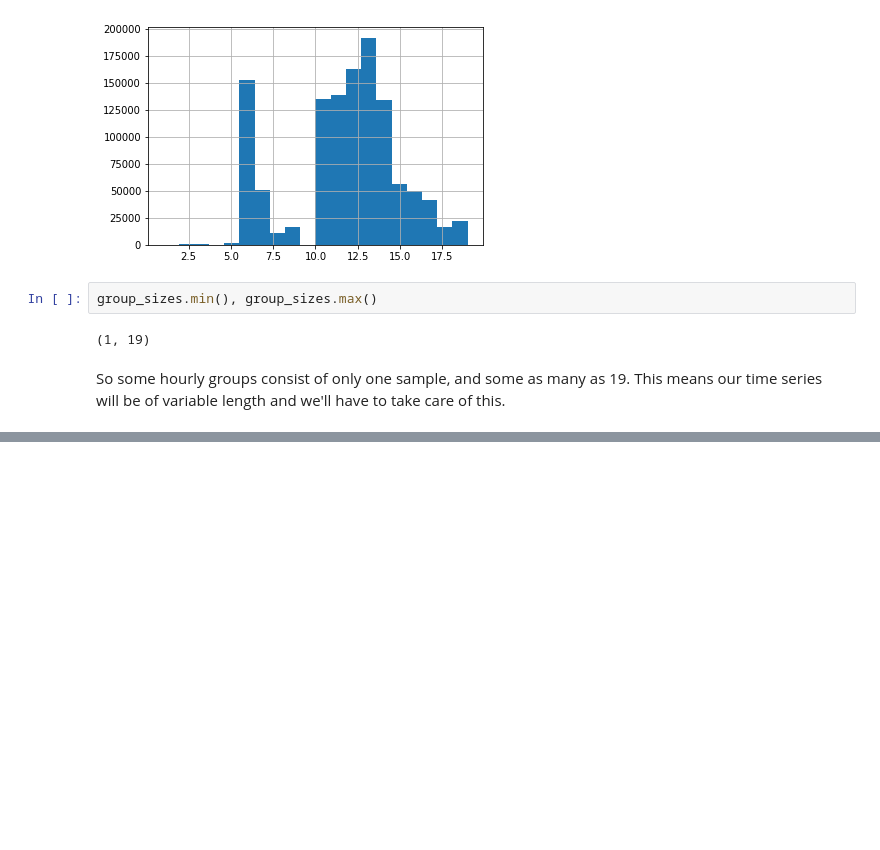
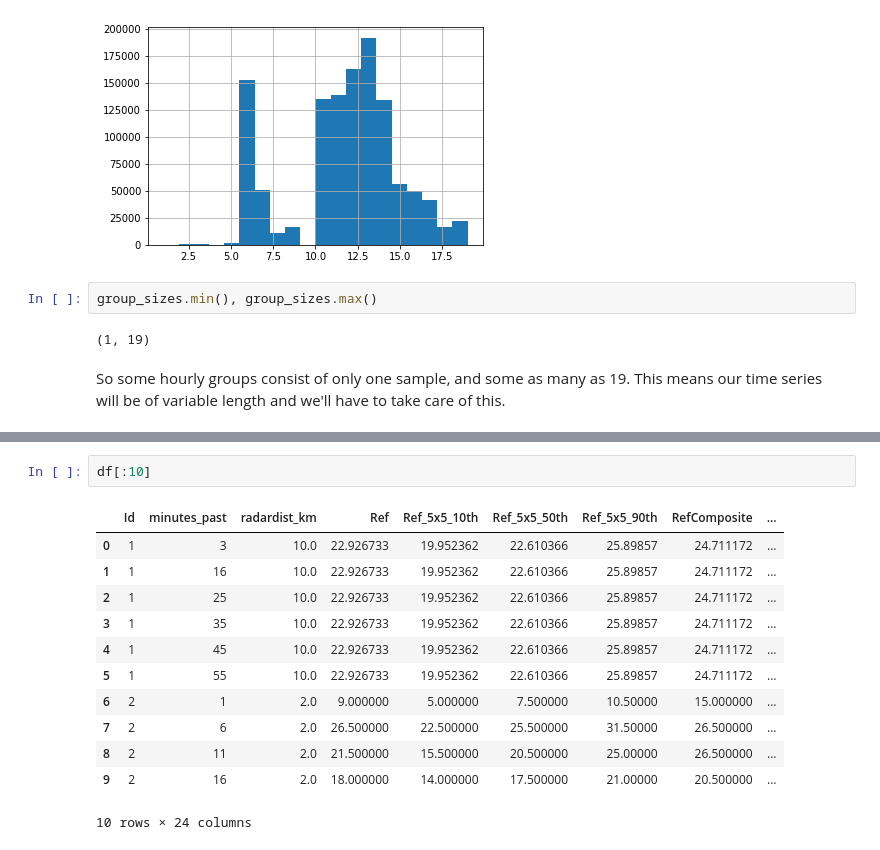
Before and after one commit to haerfest/handson-ml, a Jupyter notebook: Kaggle - How Much Did It Rain II/Kaggle - How Much Did It Rain II.ipynb, the cells around one changed output, grey strips where cells are left out. Drawn from its saved outputs; the diff is of its cells as text; blank space fills up the shorter version.

```diff
--- a/Kaggle - How Much Did It Rain II/Kaggle - How Much Did It Rain II.ipynb
+++ b/Kaggle - How Much Did It Rain II/Kaggle - How Much Did It Rain II.ipynb
@@ -240,0 +442,15 @@ So some hourly groups consist of only one sample, and some as many as 19. This m
+# %%
+df[:10]
+# %% [output]
+|  | Id | minutes_past | radardist_km | Ref | Ref_5x5_10th | Ref_5x5_50th | Ref_5x5_90th | RefComposite | ... |
+| 0 | 1 | 3 | 10.0 | 22.926733 | 19.952362 | 22.610366 | 25.89857 | 24.711172 | ... |
+| 1 | 1 | 16 | 10.0 | 22.926733 | 19.952362 | 22.610366 | 25.89857 | 24.711172 | ... |
+| 2 | 1 | 25 | 10.0 | 22.926733 | 19.952362 | 22.610366 | 25.89857 | 24.711172 | ... |
+| 3 | 1 | 35 | 10.0 | 22.926733 | 19.952362 | 22.610366 | 25.89857 | 24.711172 | ... |
+| 4 | 1 | 45 | 10.0 | 22.926733 | 19.952362 | 22.610366 | 25.89857 | 24.711172 | ... |
+| 5 | 1 | 55 | 10.0 | 22.926733 | 19.952362 | 22.610366 | 25.89857 | 24.711172 | ... |
+| 6 | 2 | 1 | 2.0 | 9.000000 | 5.000000 | 7.500000 | 10.50000 | 15.000000 | ... |
+| 7 | 2 | 6 | 2.0 | 26.500000 | 22.500000 | 25.500000 | 31.50000 | 26.500000 | ... |
+| 8 | 2 | 11 | 2.0 | 21.500000 | 15.500000 | 20.500000 | 25.00000 | 26.500000 | ... |
+| 9 | 2 | 16 | 2.0 | 18.000000 | 14.000000 | 17.500000 | 21.00000 | 20.500000 | ... |
+10 rows × 24 columns
```
Also changed, not shown: parts of 32 cells of this notebook.
